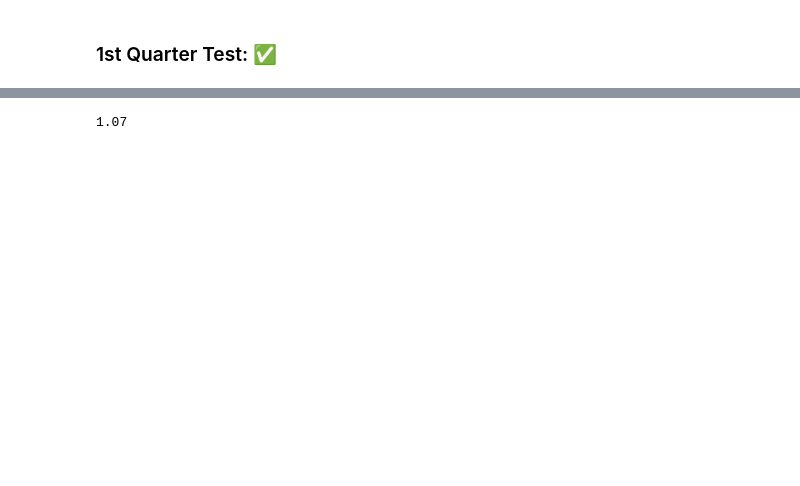
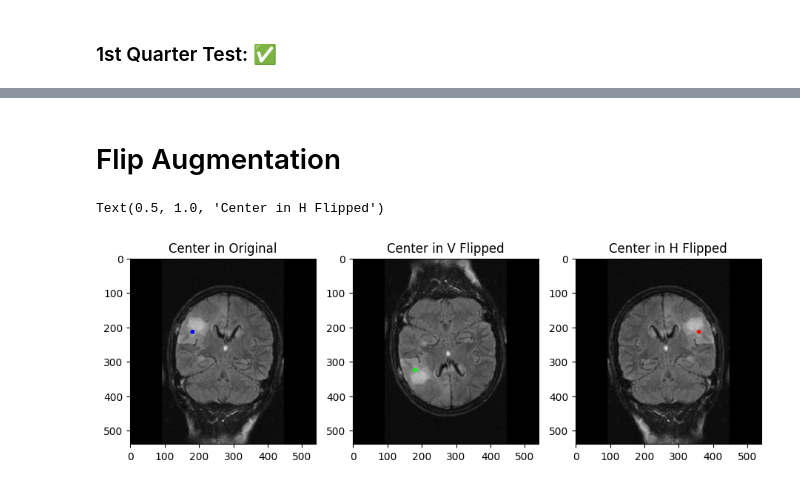
Before and after one commit to MHosseinHashemi/NBML_BrTD, a Jupyter notebook: Data Augmentation.ipynb, the cells around one changed output, grey strips where cells are left out. Drawn from its saved outputs; the diff is of its cells as text; code cells hidden in the pictures; blank space fills up the shorter version.

Commit message:
Flip Added

```diff
--- a/Data Augmentation.ipynb
+++ b/Data Augmentation.ipynb
@@ -1279,5 +943,57 @@ Text(0.5, 1.0, 'Center in Rotated')
-# %%
-Beta = 0.5
-3.14/2 - Beta
-# %% [output]
-1.07
+# %% [markdown]
+# Flip Augmentation
+# %%
+image_init = cv2.imread("C:\\Users\\Eurus\\Desktop\\TestingImagesAugmentation\\init_imgs\\T_574.jpg")
+image_flipped_h = cv2.imread("C:\\Users\\Eurus\\Desktop\\TestingImagesAugmentation\\out\\T_574_HF_.jpg")
+image_flipped_v= cv2.imread("C:\\Users\\Eurus\\Desktop\\TestingImagesAugmentation\\out\\T_574_VF_.jpg")
+
+X, Y, width, height = 0.336111, 0.397222, 0.164815, 0.153704
+
+center = np.array([270,270])
+cordinate_in_global = (np.array([X,Y]) * 540).astype(int)
+
+def flip_mapper(vertical_key, horizontal_key, Xi, Yi):
+
+    if horizontal_key == True:
+        Xj = 540 - (540 * Xi)
+        Yj = 540 * Yi
+    elif vertical_key == True:
+        Xj = 540 * Xi
+        Yj = 540 - (540 * Yi)
+    else:
+        print("Error!: Nothing to flip ...")
+
+    return int(Xj), int(Yj)
+
+
+x1, y1 = flip_mapper(vertical_key=True, horizontal_key=False, Xi = X, Yi = Y)
+x2, y2 = flip_mapper(vertical_key=False, horizontal_key=True, Xi = X, Yi = Y)
+
+
+"initial Center"
+cv2.circle(image_init, cordinate_in_global, radius=0, color=(0, 0, 255), thickness=12)
+"vertical flip Center"
+cv2.circle(image_flipped_v, (x1,y1), radius=0, color=(0, 255, 0), thickness=12)
+"horizontal flip Center"
+cv2.circle(image_flipped_h, (x2,y2), radius=0, color=(255, 0, 0), thickness=12)
+
+
+
+fig = plt.figure(figsize=(11, 9))
+rows = 1
+columns = 3
+
+fig.add_subplot(rows, columns, 1)
+plt.imshow(image_init)
+plt.title("Center in Original")
+
+fig.add_subplot(rows, columns, 2)
+plt.imshow(image_flipped_v)
+plt.title("Center in V Flipped")
+
+fig.add_subplot(rows, columns, 3)
+plt.imshow(image_flipped_h)
+plt.title("Center in H Flipped")
+# %% [output]
+Text(0.5, 1.0, 'Center in H Flipped')
+[figure, added]
```
Also changed, not shown: parts of 13 cells of this notebook.
